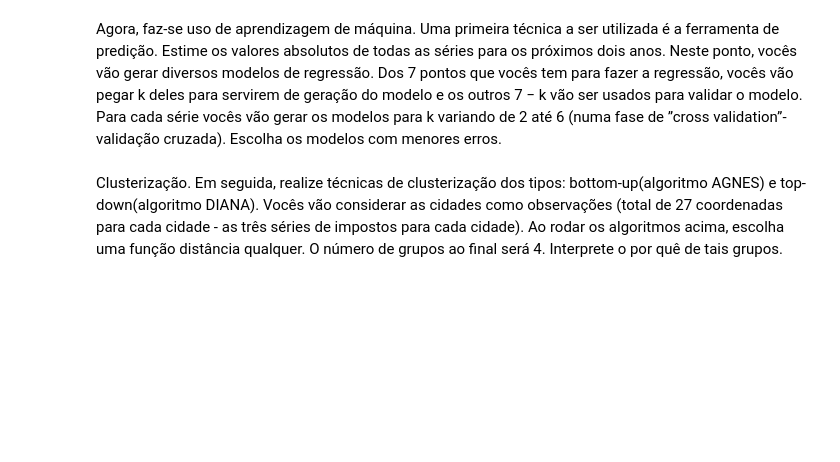
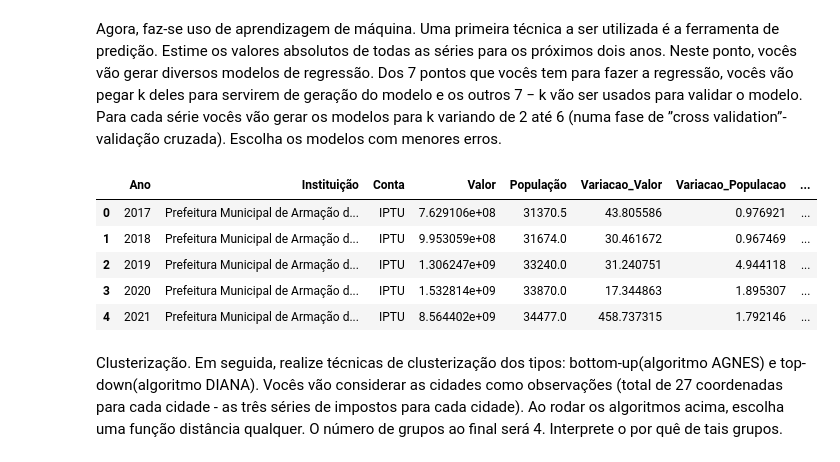
Before and after one commit to caiochacon/Mineracao, a Jupyter notebook: main.ipynb, the cells around one changed output. Saved outputs shown, nothing was run; the diff lists cells and outputs as text; code cells hidden in the pictures; blank space fills up the shorter version.

```diff
--- a/main.ipynb
+++ b/main.ipynb
@@ -352,3 +348,12 @@ df_ = pd.concat(novo_df)
+# %%
+df_previsao.head()
+# %% [output]
+|  | Ano | Instituição | Conta | Valor | População | Variacao_Valor | Variacao_Populacao | ... |
+| 0 | 2017 | Prefeitura Municipal de Armação d... | IPTU | 7.629106e+08 | 31370.5 | 43.805586 | 0.976921 | ... |
+| 1 | 2018 | Prefeitura Municipal de Armação d... | IPTU | 9.953059e+08 | 31674.0 | 30.461672 | 0.967469 | ... |
+| 2 | 2019 | Prefeitura Municipal de Armação d... | IPTU | 1.306247e+09 | 33240.0 | 31.240751 | 4.944118 | ... |
+| 3 | 2020 | Prefeitura Municipal de Armação d... | IPTU | 1.532814e+09 | 33870.0 | 17.344863 | 1.895307 | ... |
+| 4 | 2021 | Prefeitura Municipal de Armação d... | IPTU | 8.564402e+09 | 34477.0 | 458.737315 | 1.792146 | ... |
 # %% [markdown]
 Clusterização. Em seguida, realize técnicas de clusterização dos tipos: bottom-up(algoritmo AGNES) e top-down(algoritmo DIANA). Vocês vão considerar as cidades como observações (total de 27 coordenadas para cada cidade - as três séries de impostos para cada cidade). Ao rodar os algoritmos acima, escolha uma função distância qualquer. O número de grupos ao final será 4.
 Interprete o por quê de tais grupos.
```
Also changed, not shown: parts of 21 cells of this notebook.
